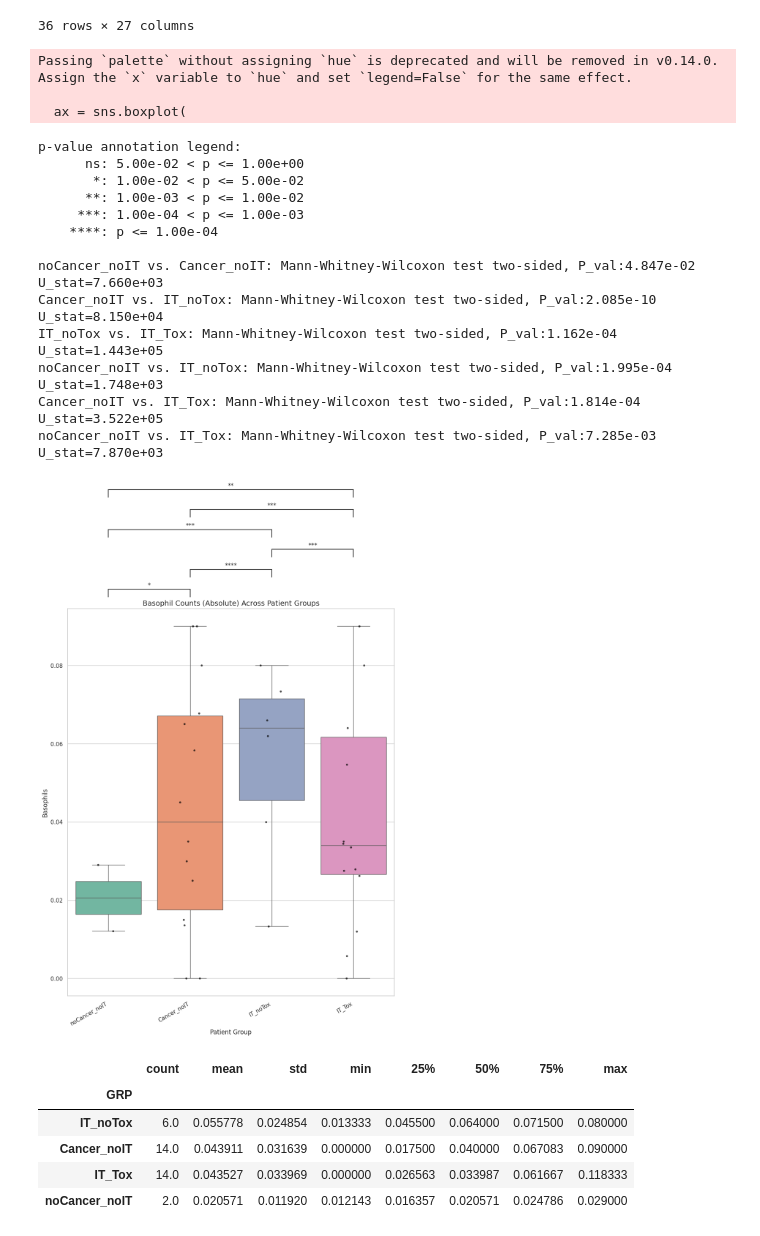
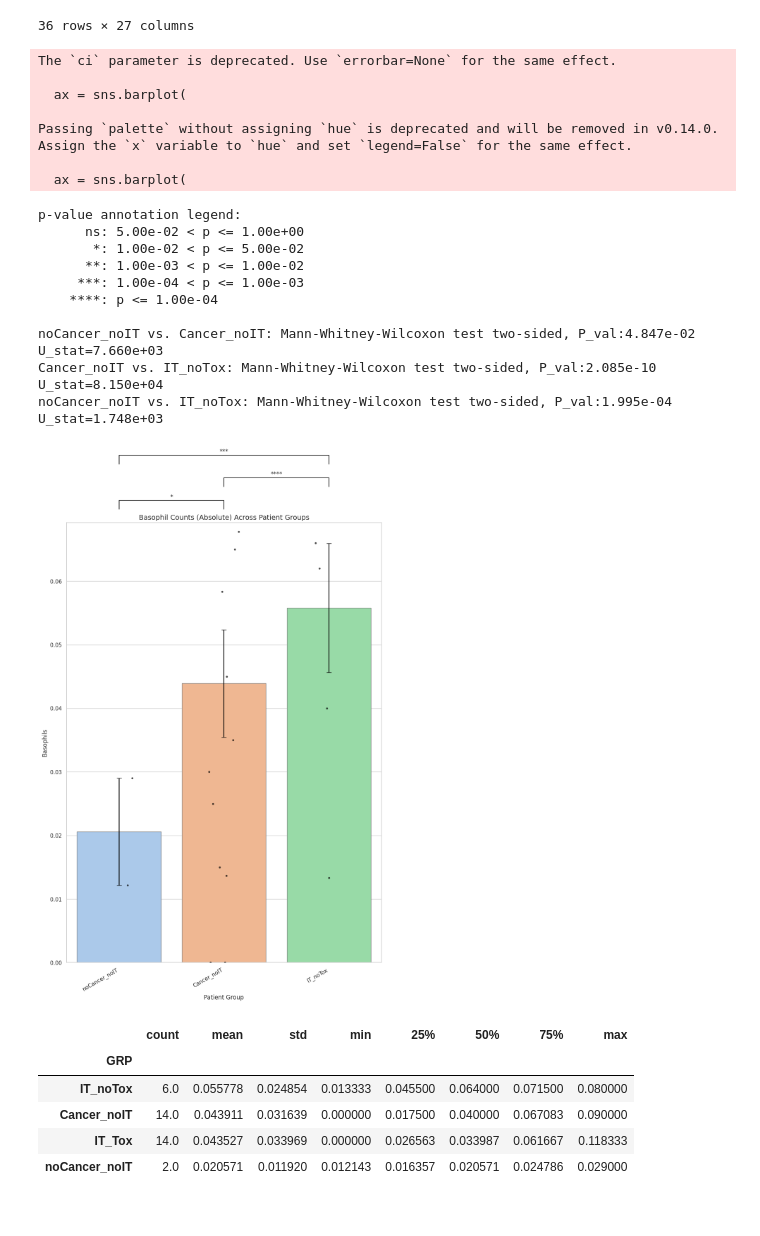
Before and after one commit to Soroushstr/Toxicity, a Jupyter notebook: Toxicity_new.ipynb, the cells around one changed output. Saved outputs shown, nothing was run; the diff lists cells and outputs as text; code cells hidden in the pictures.

Commit message:
Added barplot of Basophil means + standard errors

```diff
--- a/Toxicity_new.ipynb
+++ b/Toxicity_new.ipynb
@@ -383,26 +383,46 @@ final_df
 sns.set(style="whitegrid")
 
 # Optional: Ensure your groups are in the correct order
-group_order = ['noCancer_noIT', 'Cancer_noIT', 'IT_noTox','IT_Tox']
+group_order = ['noCancer_noIT', 'Cancer_noIT', 'IT_noTox']
 
 # Create boxplot
 plt.figure(figsize=(10, 16))
-ax = sns.boxplot(
+#ax = sns.boxplot(
+#    data=final_df,
+#    x="GRP",
+#    y="BASOPHILES_ABS",
+#    order=group_order,
+#    palette="Set2",
+#    showfliers=False
+#)
+
+ax = sns.barplot(
     data=final_df,
     x="GRP",
     y="BASOPHILES_ABS",
     order=group_order,
-    palette="Set2",
-    showfliers=False
+    estimator="mean",
+    ci=None,
+    palette="pastel",
+    edgecolor="gray"
+)
+
+group_stats = final_df.groupby("GRP")["BASOPHILES_ABS"].agg(['mean', 'sem']).reindex(group_order)
+x_positions = range(len(group_order))
+plt.errorbar(
+    x=x_positions,
+    y=group_stats["mean"],
+    yerr=group_stats["sem"],
+    fmt='none',
+    ecolor='black',
+    capsize=5,
+    elinewidth=1.5
 )
 
 comparisons = [
     ("noCancer_noIT", "Cancer_noIT"),
     ("noCancer_noIT", "IT_noTox"),
-    ("noCancer_noIT", "IT_Tox"),
     ("Cancer_noIT", "IT_noTox"),
-    ("Cancer_noIT", "IT_Tox"),
-    ("IT_noTox", "IT_Tox")
 ]
 
 # Annotate
@@ -420,38 +440,39 @@ sns.stripplot(
     data=final_df,
     x="GRP",
     y="BASOPHILES_ABS",
     order=group_order,
     color="black",
     size=4,
     jitter=0.15,
     alpha=0.7
 )
 
 # Customize plot
 plt.title("Basophil Counts (Absolute) Across Patient Groups", fontsize=14)
 plt.xlabel("Patient Group", fontsize=12)
 plt.ylabel("Basophils", fontsize=12)
 plt.xticks(rotation=30, ha='right')
 plt.tight_layout()
 plt.show()
 # %% [output]
+The `ci` parameter is deprecated. Use `errorbar=None` for the same effect.
+
+  ax = sns.barplot(
+
 Passing `palette` without assigning `hue` is deprecated and will be removed in v0.14.0. Assign the `x` variable to `hue` and set `legend=False` for the same effect.
 
-  ax = sns.boxplot(
+  ax = sns.barplot(
 p-value annotation legend:
       ns: 5.00e-02 < p <= 1.00e+00
        *: 1.00e-02 < p <= 5.00e-02
       **: 1.00e-03 < p <= 1.00e-02
      ***: 1.00e-04 < p <= 1.00e-03
     ****: p <= 1.00e-04
 
 noCancer_noIT vs. Cancer_noIT: Mann-Whitney-Wilcoxon test two-sided, P_val:4.847e-02 U_stat=7.660e+03
 Cancer_noIT vs. IT_noTox: Mann-Whitney-Wilcoxon test two-sided, P_val:2.085e-10 U_stat=8.150e+04
-IT_noTox vs. IT_Tox: Mann-Whitney-Wilcoxon test two-sided, P_val:1.162e-04 U_stat=1.443e+05
 noCancer_noIT vs. IT_noTox: Mann-Whitney-Wilcoxon test two-sided, P_val:1.995e-04 U_stat=1.748e+03
-Cancer_noIT vs. IT_Tox: Mann-Whitney-Wilcoxon test two-sided, P_val:1.814e-04 U_stat=3.522e+05
-noCancer_noIT vs. IT_Tox: Mann-Whitney-Wilcoxon test two-sided, P_val:7.285e-03 U_stat=7.870e+03
-[figure, old version]
+[figure, new version]
 # %%
 final_df.groupby('GRP')['BASOPHILES_ABS'].describe().sort_values('mean', ascending=False)
 # %% [output]
```
Also changed, not shown: parts of 1 cell of this notebook.
